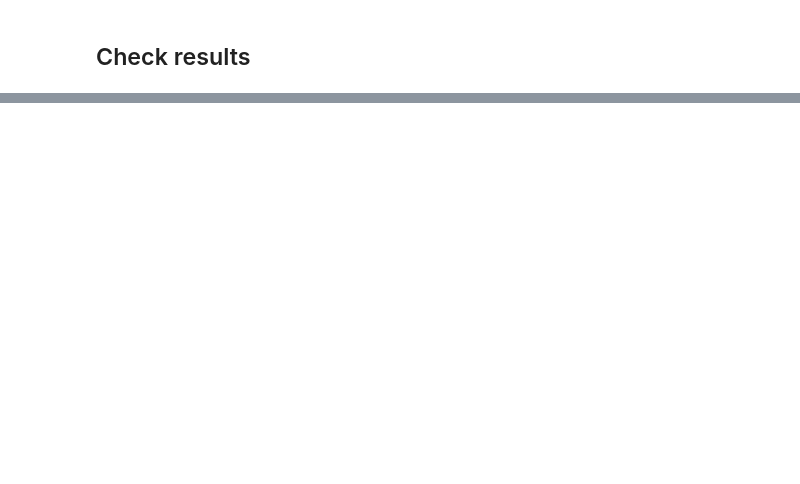
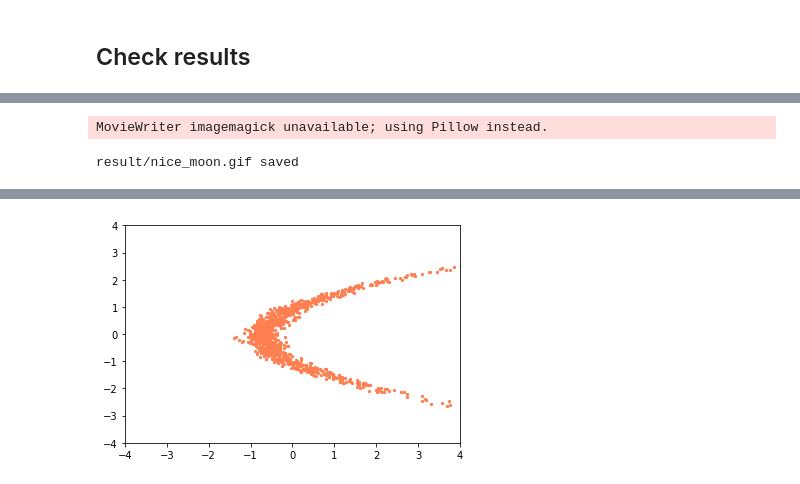
Before and after one commit to jaekookang/flow_based_models, a Jupyter notebook: nice_moon.ipynb, the cells around one changed output, grey strips where cells are left out. Cells and saved outputs as stored; diff of their text form; code cells hidden in the pictures; blank space fills up the shorter version.

```diff
--- a/nice_moon.ipynb
+++ b/nice_moon.ipynb
@@ -116,0 +119,6 @@ fig = visualize_from_data(model, 500, title_txt='Data --> Latent', sharexy=True)
+# %%
+anim = animate_moon_gif(model, n_sample, n_couple_layer, filename='result/nice_moon.gif')
+HTML(anim.to_html5_video())
+# %% [output]
+MovieWriter imagemagick unavailable; using Pillow instead.
+result/nice_moon.gif saved
@@ -116,0 +126 @@ fig = visualize_from_data(model, 500, title_txt='Data --> Latent', sharexy=True)
+[figure, added]
```
Also changed, not shown: parts of 15 cells of this notebook, 7 other files.
